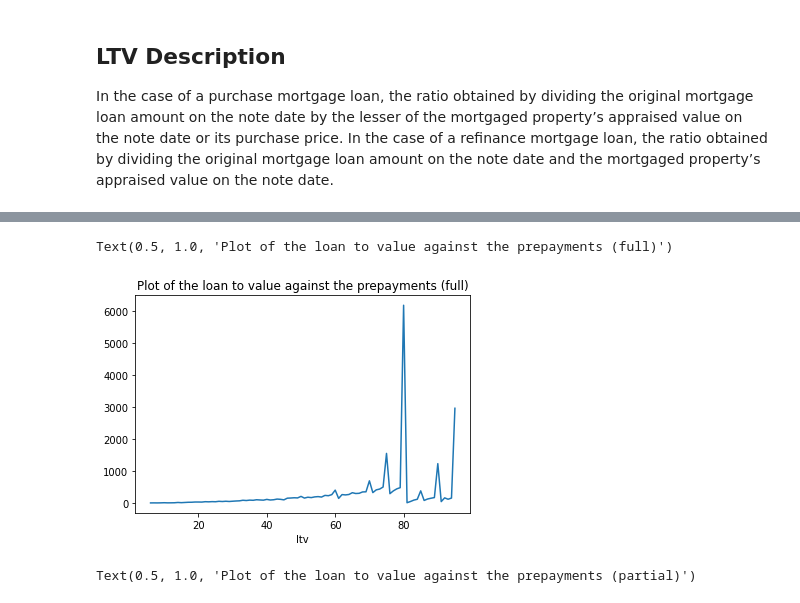
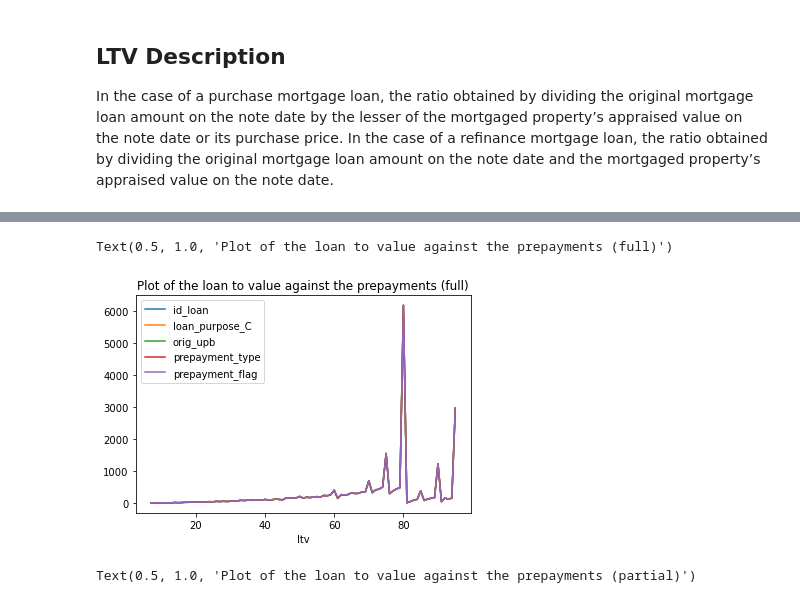
Before and after one commit to RaoulRoest/MDA_Deloitte_project, a Jupyter notebook: JupyterNotebooks/ltv_analysis.ipynb, the cells around one changed output, grey strips where cells are left out. Saved outputs shown, nothing was run; the diff lists cells and outputs as text; code cells hidden in the pictures.

Commit message:
Adjustments text and notebook to check (not full)

```diff
--- a/JupyterNotebooks/ltv_analysis.ipynb
+++ b/JupyterNotebooks/ltv_analysis.ipynb
@@ -20,9 +20,8 @@ dfOrig = dataBuilder.build_data_set(years=years)
 columnList = dfOrig.columns.to_list()
 # %%
 class ColumnNames():
-    Partial = "prepayment_type_PartialPrepayment"
-    Full = "prepayment_type_FullPrepayment"
-    PpmFlag = "prepayment_flag_True"
+    Type = "prepayment_type"
+    PpmFlag = "prepayment_flag"
     Upb = "orig_upb"
     Ltv = "ltv"
 
@@ -32,8 +31,7 @@ columns = [
     "ltv",
     "loan_purpose_C",
     ColumnNames.Upb,
-    ColumnNames.Full,
-    ColumnNames.Partial,
+    ColumnNames.Type,
     ColumnNames.PpmFlag,
 ]
 dfTakeALook = dfOrig[columns]
@@ -65,6 +63,6 @@ the original mortgage loan amount on the note date and the
 mortgaged property’s appraised value on the note date.
 # %%
 dfTakeALook = dfTakeALook.sort_values("ltv")
-dfGrouped = dfTakeALook.groupby("ltv")
+dfGrouped = dfTakeALook[dfTakeALook[ColumnNames.Type] == 2].groupby("ltv")
 dfCumSum = dfGrouped.cumsum()
-dfSum = dfGrouped.sum()
+dfCount = dfGrouped.count()
@@ -71,10 +85,10 @@ dfSum = dfGrouped.sum()
 # %%
 fig, ax = plt.subplots()
-dfSum[ColumnNames.Full].plot(ax=ax)
+dfCount.plot(ax=ax)
 ax.set_title("Plot of the loan to value against the prepayments (full)")
 # %% [output]
 Text(0.5, 1.0, 'Plot of the loan to value against the prepayments (full)')
-[figure, old version]
+[figure, new version]
 # %%
 fig, ax = plt.subplots()
 dfSum[ColumnNames.Partial].plot(ax=ax)
```
Also changed, not shown: parts of 3 cells of this notebook, 1 other file.
